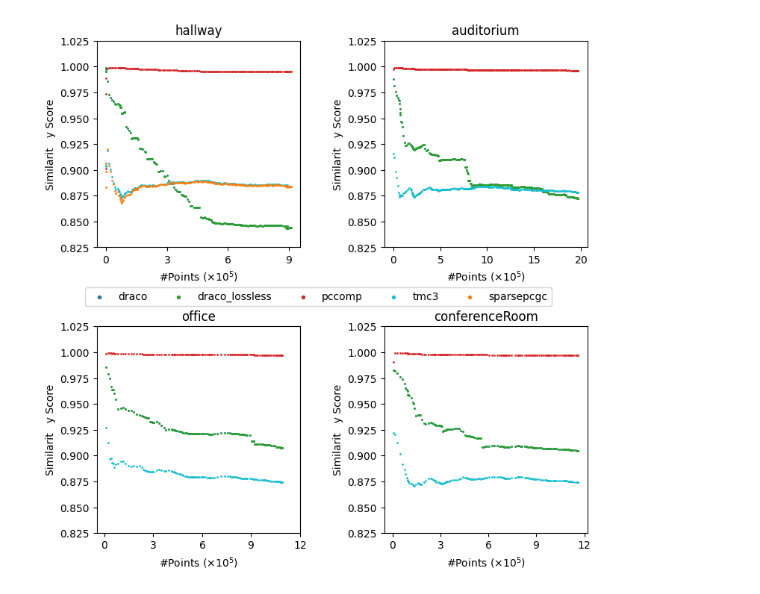
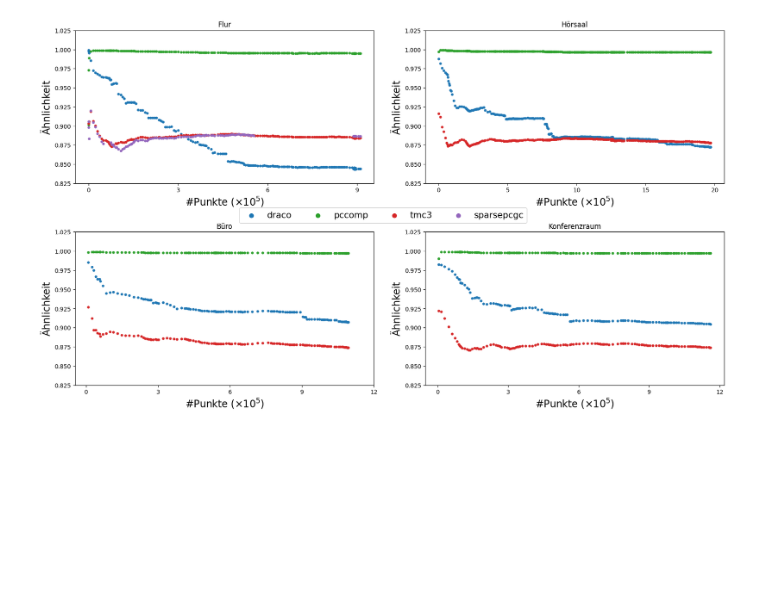
Before and after one commit to lupeterm/pc-compression, a Jupyter notebook: plot.ipynb, the cells around one changed output. Saved outputs shown, nothing was run; the diff lists cells and outputs as text; code cells hidden in the pictures; blank space fills up the shorter version.

```diff
--- a/plot.ipynb
+++ b/plot.ipynb
@@ -7,7 +7,7 @@ import os
 # %%
 FIN_PATH = "/home/peter/Documents/uni/FIN-Dataset"
 scenes = ["hallway", "auditorium", "office", "conferenceRoom"]
-algorithms = ["draco", "draco_lossless", "pccomp","tmc3","sparsepcgc"]
+algorithms = ["draco", "pccomp","tmc3","sparsepcgc"]
 scenes, algorithms
 # %% [output]
 (['hallway', 'auditorium', 'office', 'conferenceRoom'],
@@ -110,6 +99,6 @@ def merge(exclude_scene: list[str]=[],exclude_algo: list[str]=[]):
 # %%
 all_scenes_all_algos = merge()
 hallway_sparsepcgc = merge(exclude_algo=["draco", "draco_lossless", "tmc3","sparsepcgc"])
-colors = {"draco": "tab:blue", "draco_lossless":"tab:green", "pccomp":"tab:red", "tmc3": "tab:cyan", "sparsepcgc":"tab:orange"}
+colors = {"draco": "tab:blue", "draco_lossless":"tab:orange", "pccomp":"tab:green", "tmc3": "tab:red", "sparsepcgc":"tab:purple"}
 # %%
 def plot_qual(algorith_map: dict[str, pd.DataFrame], title: str):
@@ -175,36 +150,40 @@ x
 # %%
-fig, axs = plt.subplots(2, 2, figsize=(8,8))
+fig, axs = plt.subplots(2,2, figsize=(17, 10))
 ls = []
 for i, scene in enumerate(scenes):
     for algo, df in scene_sim_data[scene].items():
         if algo == "sparsepcgc" and scene != "hallway":
             continue
         similarity = df["Symmetric Similarity"]
         cloud_size = df["Cloud Size"] / 10**5
-        l = axs.flat[i].scatter(cloud_size, similarity, s=1,color=colors[algo])
+        l = axs.flat[i].scatter(cloud_size, similarity, s=12,color=colors[algo])
         ls.append(l)
         if scene == "hallway":
+            axs.flat[i].set_title("Flur")
             axs.flat[i].set_xticks([0, 3, 6,  9])
         if scene == "auditorium":
+            axs.flat[i].set_title("Hörsaal")
             axs.flat[i].set_xticks([0, 5, 10, 15, 20])
         if scene == "office":
+            axs.flat[i].set_title("Büro")
             axs.flat[i].set_xticks([0, 3, 6,  9, 12])
         if scene == "conferenceRoom":
+            axs.flat[i].set_title("Konferenzraum")
             axs.flat[i].set_xticks([0, 3, 6, 9, 12])
         axs.flat[i].set_ylim([0.825, 1.025])
-        axs.flat[i].set_xlabel("#Points ($\\times 10^5$)")
+        axs.flat[i].set_xlabel("#Punkte ($\\times 10^5$)", fontsize=17)
         axs.flat[i].xaxis.set_major_formatter(mtick.ScalarFormatter(useMathText=True))
-        axs.flat[i].set_title(scene)
-        axs.flat[i].set_ylabel("Similarit   y Score")
-lgnd = fig.legend(ls, algorithms, loc="center", ncols=(5))
+        # axs.flat[i].set_title(scene)
+        axs.flat[i].set_ylabel("Ähnlichkeit", fontsize=17)
+lgnd = fig.legend(ls, algorithms, loc="center", ncols=(5),prop={'size': 15})
 for handle in lgnd.legend_handles:
-    handle.set_sizes([8.0])
+    handle.set_sizes([50.0])
 fig.tight_layout(pad=2.5)
 
 plt.show()
-fig.savefig("figures/similarity.svg", format="svg")
+fig.savefig("figures/similarity_wide.svg", format="svg")
 # %% [output]
-[figure, old version]
+[figure, new version]
 # %%
 for algo, df in algo_all.items():
     similarity = df["Symmetric Similarity"]
```
Also changed, not shown: parts of 12 cells of this notebook, 14 other files.
